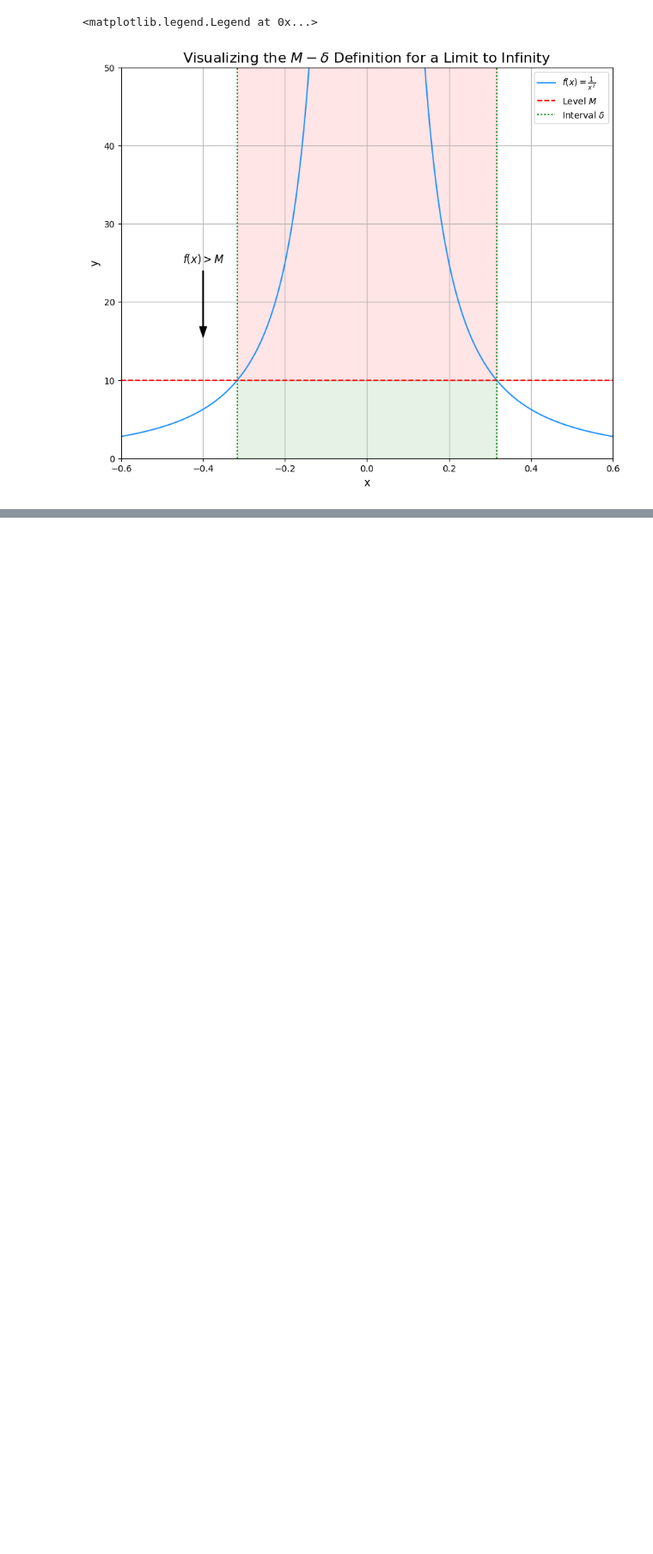
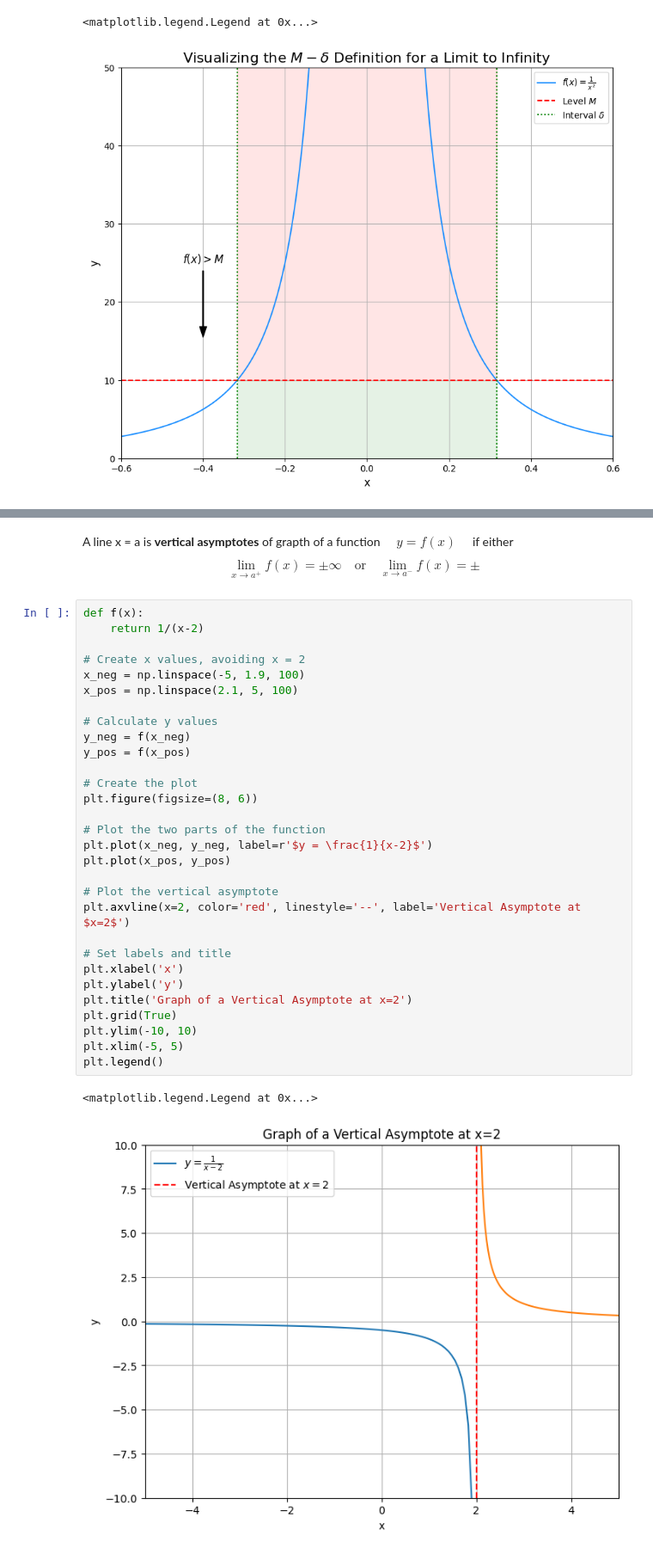
Before and after one commit to PatiphanAK/math-for-it, a Jupyter notebook: calculus/02_limits/06_Limit_Invole_Infinity_And_Asymptotes.ipynb, the cells around one changed output, grey strips where cells are left out. Shown at 86% size. Drawn from its saved outputs; the diff is of its cells as text; blank space fills up the shorter version.

```diff
--- a/calculus/02_limits/06_Limit_Invole_Infinity.ipynb
+++ b/calculus/02_limits/06_Limit_Invole_Infinity_And_Asymptotes.ipynb
@@ -464,0 +403,38 @@ $$\lim_{x \to \infty} \frac{f(x)}{g(x)} = \lim_{x \to \infty} \frac{f'(x)}{g'(x)
+# %% [markdown]
+A line x = a is **vertical asymptotes** of grapth of a function $\quad y = f(x) \quad $ if either
+$$
+\lim_{x \to a^+}f(x) = \pm \infty \quad \text{or} \quad \lim_{x \to a^-}f(x) = \pm
+$$
+# %%
+def f(x):
+    return 1/(x-2)
+
+# Create x values, avoiding x = 2
+x_neg = np.linspace(-5, 1.9, 100)
+x_pos = np.linspace(2.1, 5, 100)
+
+# Calculate y values
+y_neg = f(x_neg)
+y_pos = f(x_pos)
+
+# Create the plot
+plt.figure(figsize=(8, 6))
+
+# Plot the two parts of the function
+plt.plot(x_neg, y_neg, label=r'$y = \frac{1}{x-2}$')
+plt.plot(x_pos, y_pos)
+
+# Plot the vertical asymptote
+plt.axvline(x=2, color='red', linestyle='--', label='Vertical Asymptote at $x=2$')
+
+# Set labels and title
+plt.xlabel('x')
+plt.ylabel('y')
+plt.title('Graph of a Vertical Asymptote at x=2')
+plt.grid(True)
+plt.ylim(-10, 10)
+plt.xlim(-5, 5)
+plt.legend()
+# %% [output]
+<matplotlib.legend.Legend at 0x...>
+[figure, added]
```
Also changed, not shown: parts of 3 cells of this notebook, 1 other file.
